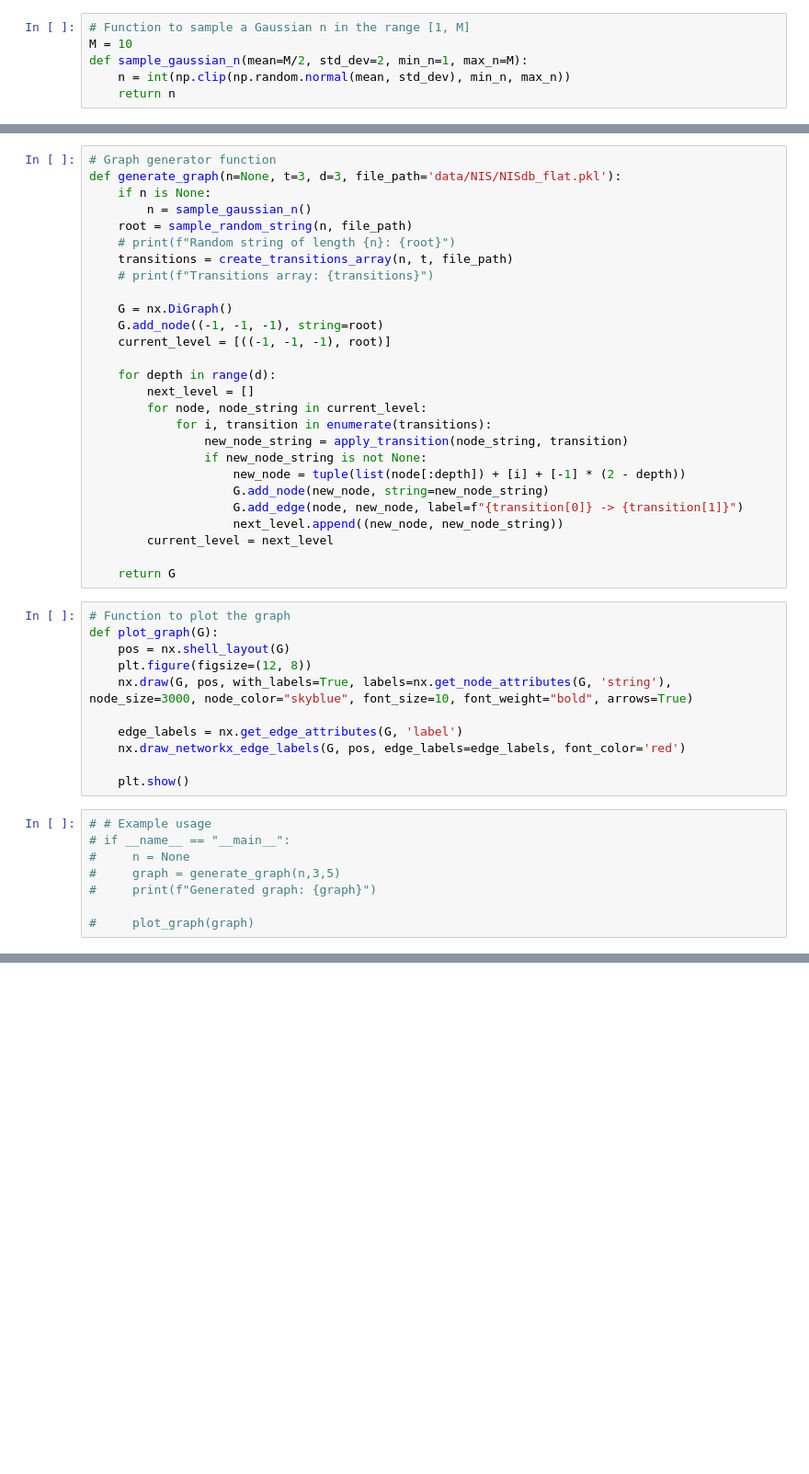
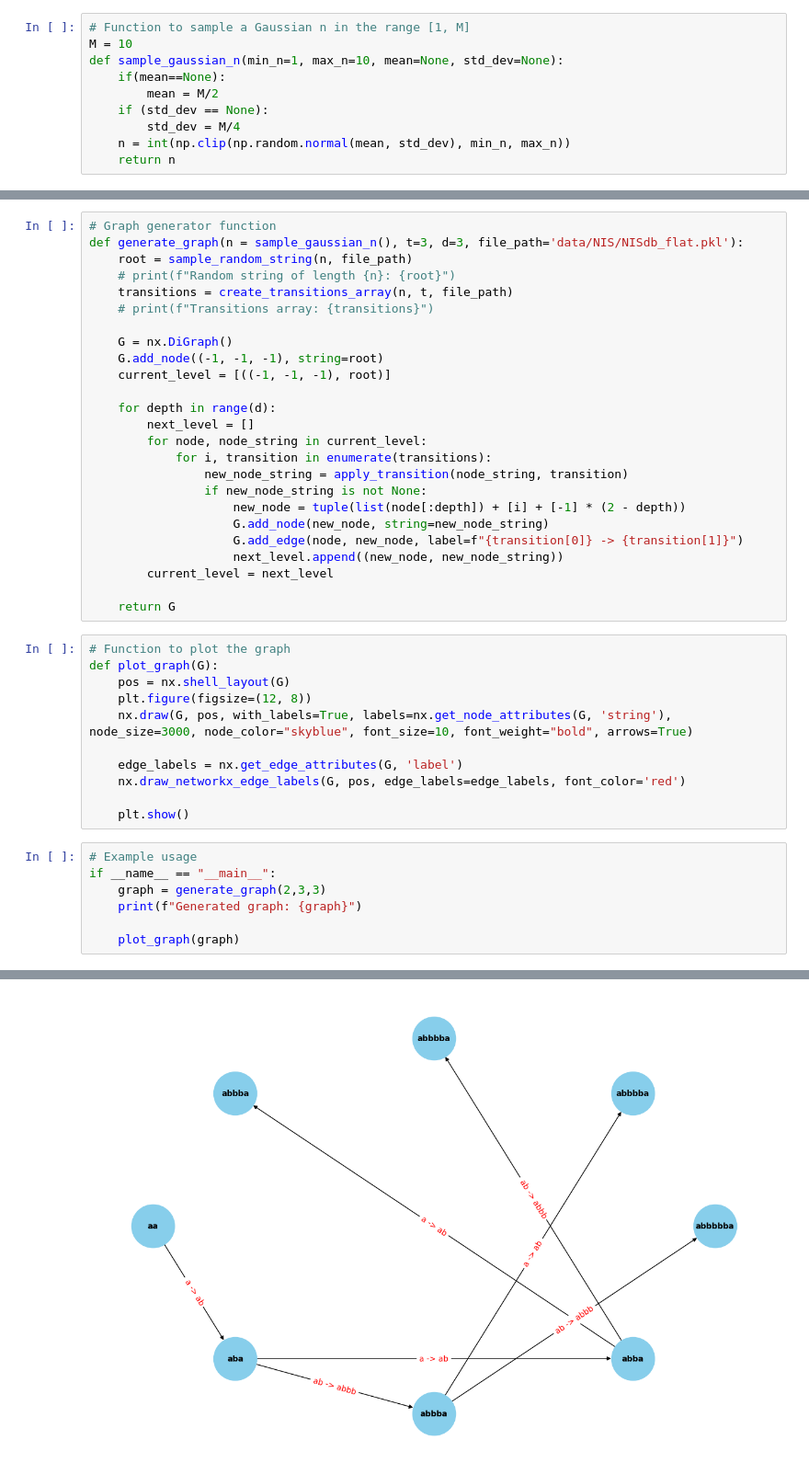
Before and after one commit to Harshit-Lalwani/PreCog, a Jupyter notebook: Puzzles_generator.ipynb, the cells around one changed output, grey strips where cells are left out. Shown: that part at 92% size. Drawn from its saved outputs; the diff is of its cells as text; blank space fills up the shorter version.

```diff
--- a/Puzzles_generator.ipynb
+++ b/Puzzles_generator.ipynb
@@ -13,7 +13,11 @@ Function to sample a Gaussian n in the range [1, M]
 # %%
 # Function to sample a Gaussian n in the range [1, M]
 M = 10
-def sample_gaussian_n(mean=M/2, std_dev=2, min_n=1, max_n=M):
+def sample_gaussian_n(min_n=1, max_n=10, mean=None, std_dev=None):
+    if(mean==None):
+        mean = M/2
+    if (std_dev == None):
+        std_dev = M/4
     n = int(np.clip(np.random.normal(mean, std_dev), min_n, max_n))
     return n
 # %% [markdown]
@@ -85,9 +89,7 @@ Graph generator
 Graph generator function
 # %%
 # Graph generator function
-def generate_graph(n=None, t=3, d=3, file_path='data/NIS/NISdb_flat.pkl'):
-    if n is None:
-        n = sample_gaussian_n()
+def generate_graph(n = sample_gaussian_n(), t=3, d=3, file_path='data/NIS/NISdb_flat.pkl'):
     root = sample_random_string(n, file_path)
     # print(f"Random string of length {n}: {root}")
     transitions = create_transitions_array(n, t, file_path)
@@ -122,10 +124,10 @@ def plot_graph(G):
 
     plt.show()
 # %%
-# # Example usage
-# if __name__ == "__main__":
-#     n = None
-#     graph = generate_graph(n,3,5)
-#     print(f"Generated graph: {graph}")
+# Example usage
+if __name__ == "__main__":
+    graph = generate_graph(2,3,3)
+    print(f"Generated graph: {graph}")
 
-#     plot_graph(graph)
+    plot_graph(graph)
+# %% [output]
@@ -131,0 +135 @@ def plot_graph(G):
+[figure, added]
```
Also changed, not shown: parts of 11 cells of this notebook, 9 other files.
